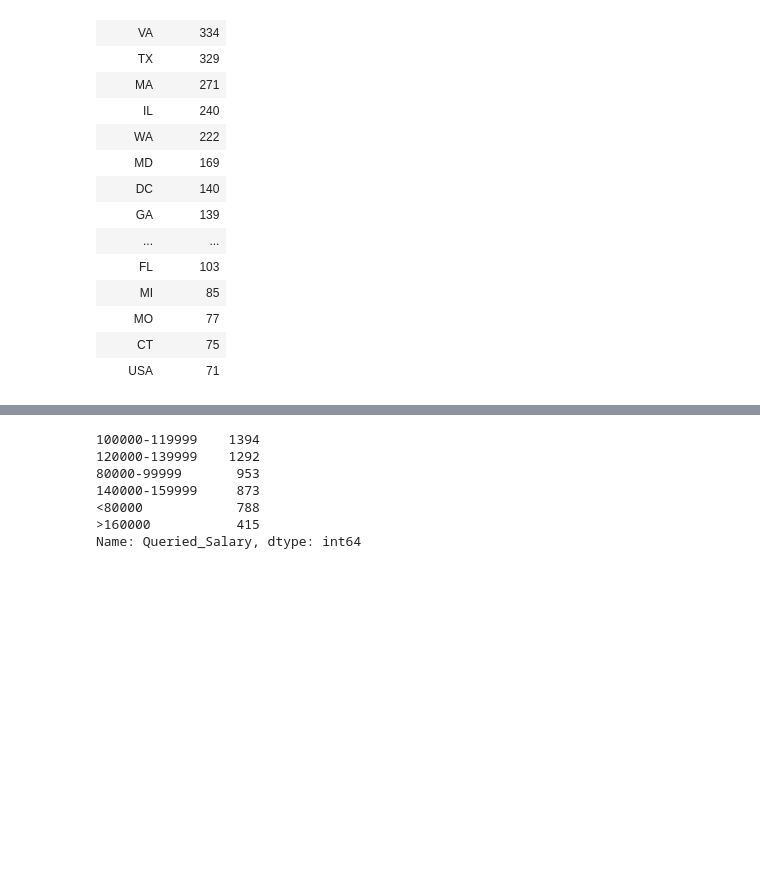
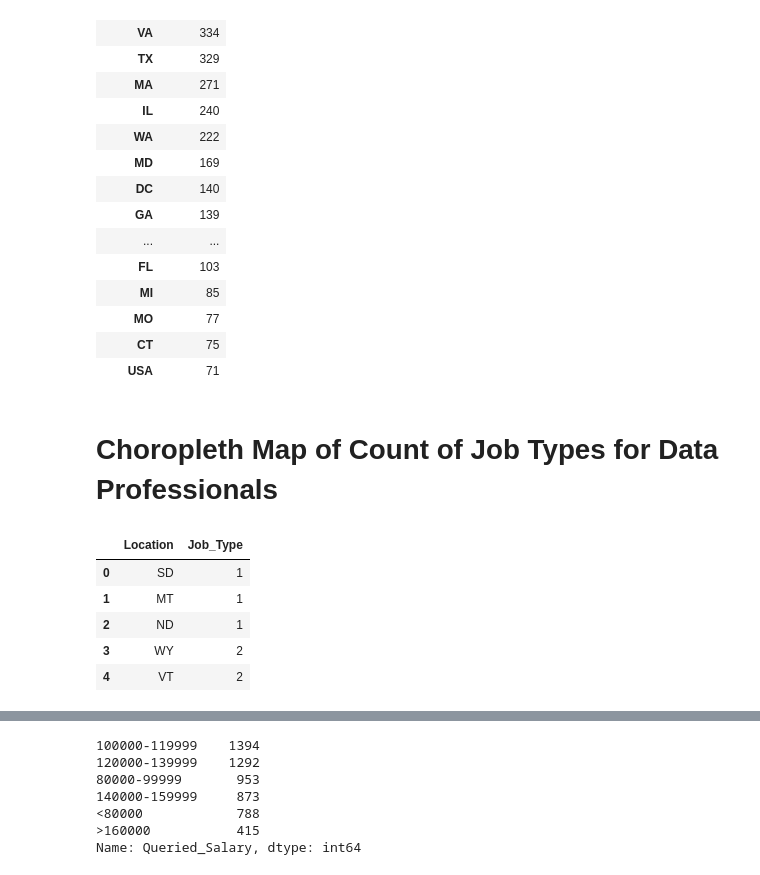
Before and after one commit to GitGTBoot/Project-1, a Jupyter notebook: Project 1.ipynb, the cells around one changed output, grey strips where cells are left out. Drawn from its saved outputs; the diff is of its cells as text; code cells hidden in the pictures; blank space fills up the shorter version.

Commit message:
revised choropleth

```diff
--- a/Project 1.ipynb
+++ b/Project 1.ipynb
@@ -93,6 +93,22 @@ job_count.head(20)
 | MO | 77 |
 | CT | 75 |
 | USA | 71 |
+# %% [markdown]
+# Choropleth Map of Count of Job Types for Data Professionals
+# %%
+
+job_series = indeed.groupby('Location')["Job_Type"].count()
+job_df = pd.DataFrame((job_series).sort_values(ascending = True))
+job_df.head()
+job_df1 = job_df.reset_index(inplace = False)
+job_df1.head()
+# %% [output]
+|  | Location | Job_Type |
+| 0 | SD | 1 |
+| 1 | MT | 1 |
+| 2 | ND | 1 |
+| 3 | WY | 2 |
+| 4 | VT | 2 |
 # %%
 job_series = indeed.groupby('Location')['Job_Type'].count()
 job_df = pd.DataFrame(job_series)
```
Also changed, not shown: parts of 1 cell of this notebook, 1 other file.
